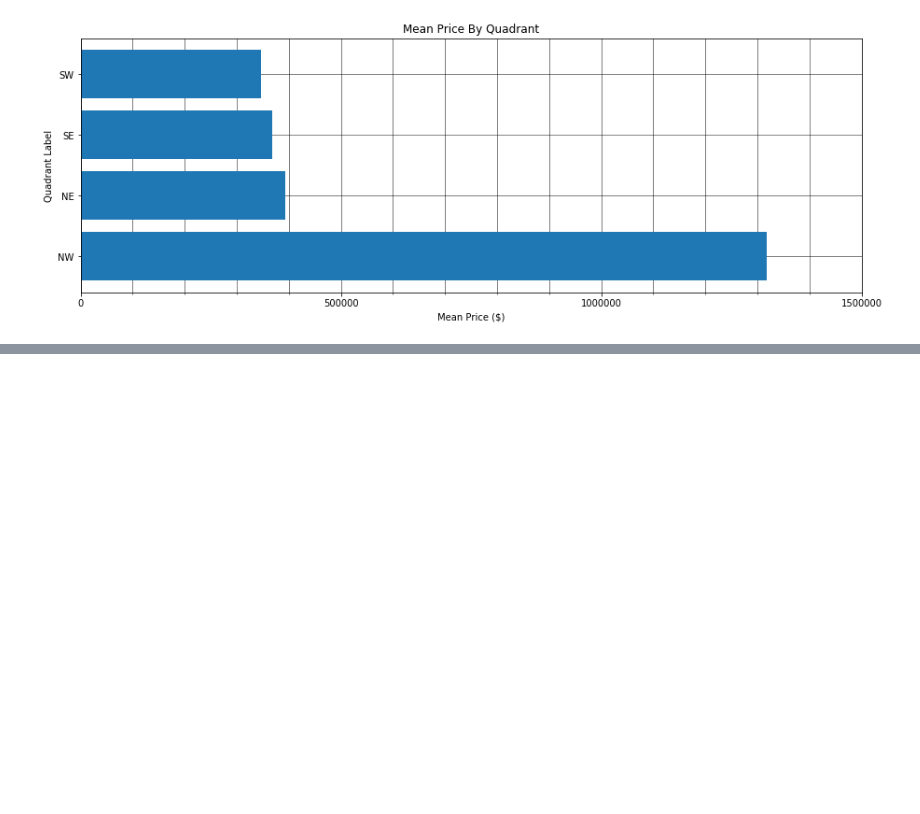
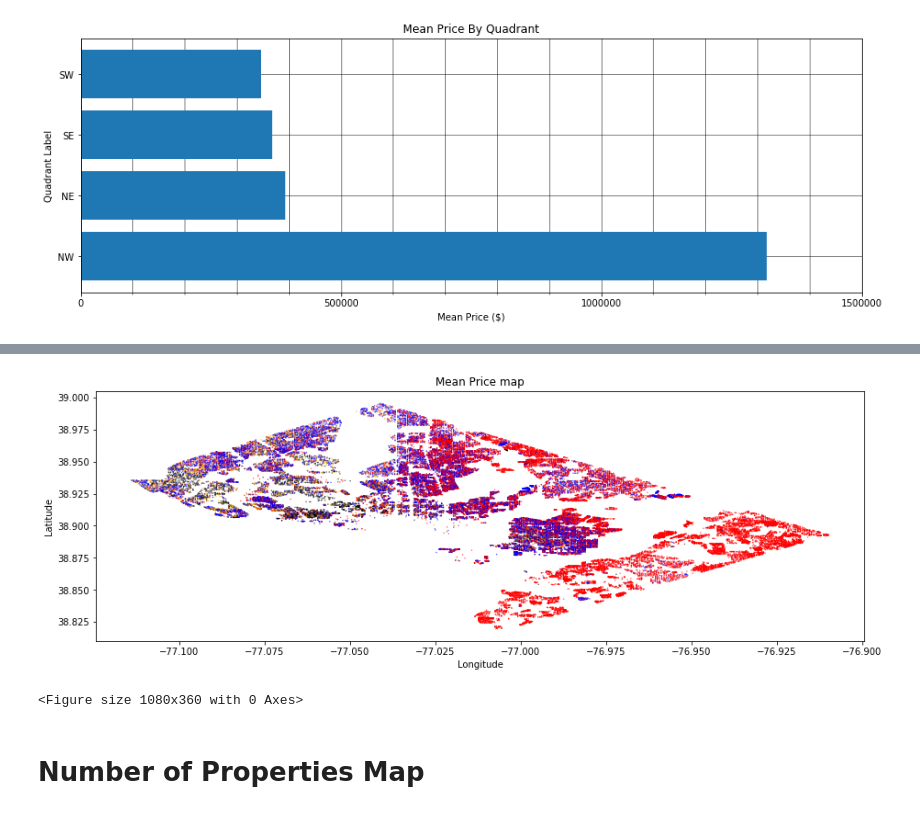
Before and after one commit to jakubclark/big-data-assignment4, a Jupyter notebook: assignment_4_notebook.ipynb, the cells around one changed output, grey strips where cells are left out. Saved outputs shown, nothing was run; the diff lists cells and outputs as text; code cells hidden in the pictures; blank space fills up the shorter version.

```diff
--- a/assignment_4_notebook.ipynb
+++ b/assignment_4_notebook.ipynb
@@ -165,0 +176,7 @@ plot_price_by_quadrant(df)
+# %%
+plot_price_heatmap(df)
+# %% [output]
+[figure, added]
+<Figure size 1080x360 with 0 Axes>
+# %% [markdown]
+# Number of Properties Map
```
Also changed, not shown: parts of 8 cells of this notebook, 1 other file.
